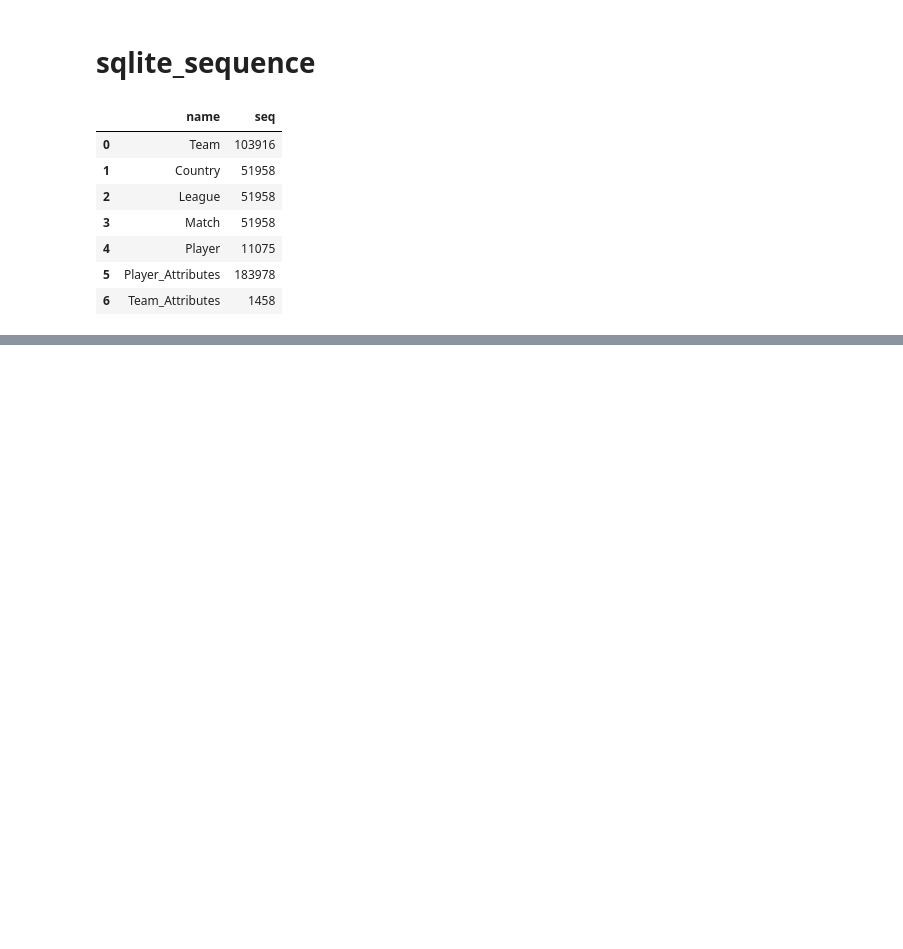
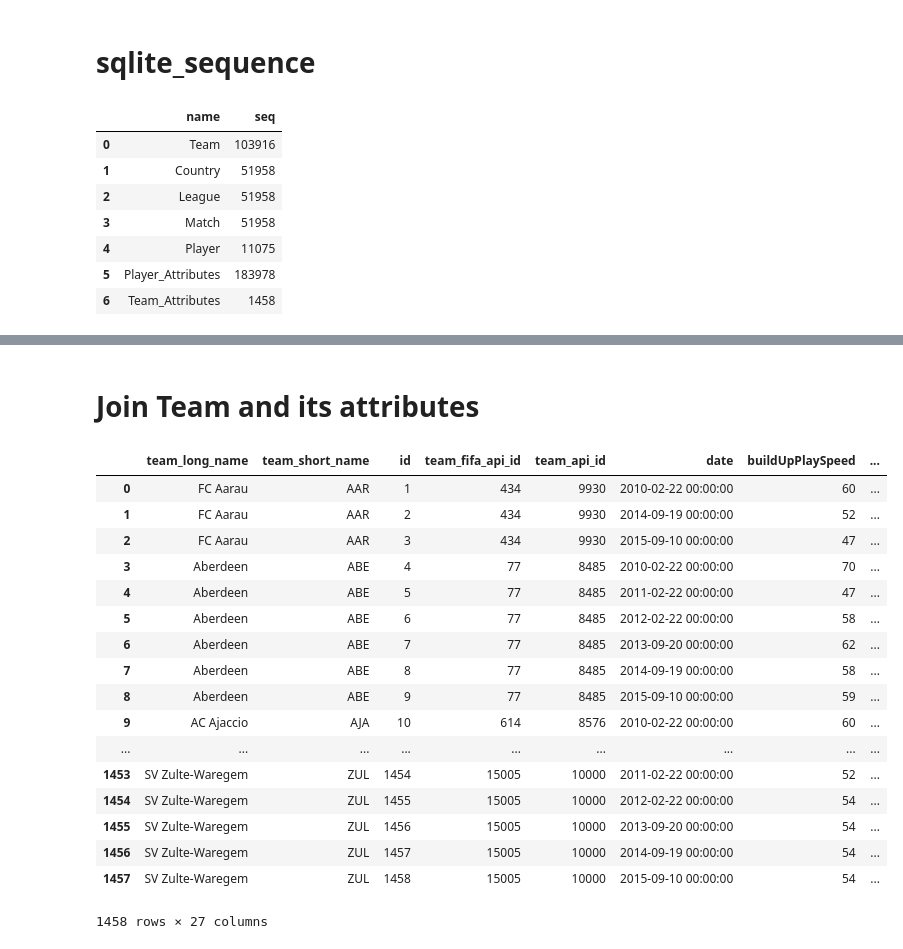
Before and after one commit to Kshitij68/sql_to_neo4J, a Jupyter notebook: Data Exploration.ipynb, the cells around one changed output, grey strips where cells are left out. Cells and saved outputs as stored; diff of their text form; code cells hidden in the pictures; blank space fills up the shorter version.

```diff
--- a/Data Exploration.ipynb
+++ b/Data Exploration.ipynb
@@ -188,0 +160,27 @@ pd.read_sql("""SELECT * FROM Team_Attributes;""", conn)
+# %% [markdown]
+# Join Team and its attributes
+# %%
+team = pd.read_sql("""SELECT * FROM Team AS T INNER JOIN Team_Attributes AS TA ON T.team_api_id = TA.team_api_id;""", conn)
+cols = list(team.columns.values)
+team.columns = ['1','2','3'] + cols[3:]
+team.drop(['1','2','3'],axis = 1,inplace=True)
+team
+# %% [output]
+|  | team_long_name | team_short_name | id | team_fifa_api_id | team_api_id | date | buildUpPlaySpeed | ... |
+| 0 | FC Aarau | AAR | 1 | 434 | 9930 | 2010-02-22 00:00:00 | 60 | ... |
+| 1 | FC Aarau | AAR | 2 | 434 | 9930 | 2014-09-19 00:00:00 | 52 | ... |
+| 2 | FC Aarau | AAR | 3 | 434 | 9930 | 2015-09-10 00:00:00 | 47 | ... |
+| 3 | Aberdeen | ABE | 4 | 77 | 8485 | 2010-02-22 00:00:00 | 70 | ... |
+| 4 | Aberdeen | ABE | 5 | 77 | 8485 | 2011-02-22 00:00:00 | 47 | ... |
+| 5 | Aberdeen | ABE | 6 | 77 | 8485 | 2012-02-22 00:00:00 | 58 | ... |
+| 6 | Aberdeen | ABE | 7 | 77 | 8485 | 2013-09-20 00:00:00 | 62 | ... |
+| 7 | Aberdeen | ABE | 8 | 77 | 8485 | 2014-09-19 00:00:00 | 58 | ... |
+| 8 | Aberdeen | ABE | 9 | 77 | 8485 | 2015-09-10 00:00:00 | 59 | ... |
+| 9 | AC Ajaccio | AJA | 10 | 614 | 8576 | 2010-02-22 00:00:00 | 60 | ... |
+| ... | ... | ... | ... | ... | ... | ... | ... | ... |
+| 1453 | SV Zulte-Waregem | ZUL | 1454 | 15005 | 10000 | 2011-02-22 00:00:00 | 52 | ... |
+| 1454 | SV Zulte-Waregem | ZUL | 1455 | 15005 | 10000 | 2012-02-22 00:00:00 | 54 | ... |
+| 1455 | SV Zulte-Waregem | ZUL | 1456 | 15005 | 10000 | 2013-09-20 00:00:00 | 54 | ... |
+| 1456 | SV Zulte-Waregem | ZUL | 1457 | 15005 | 10000 | 2014-09-19 00:00:00 | 54 | ... |
+| 1457 | SV Zulte-Waregem | ZUL | 1458 | 15005 | 10000 | 2015-09-10 00:00:00 | 54 | ... |
+1458 rows × 27 columns
```
Also changed, not shown: parts of 18 cells of this notebook.
